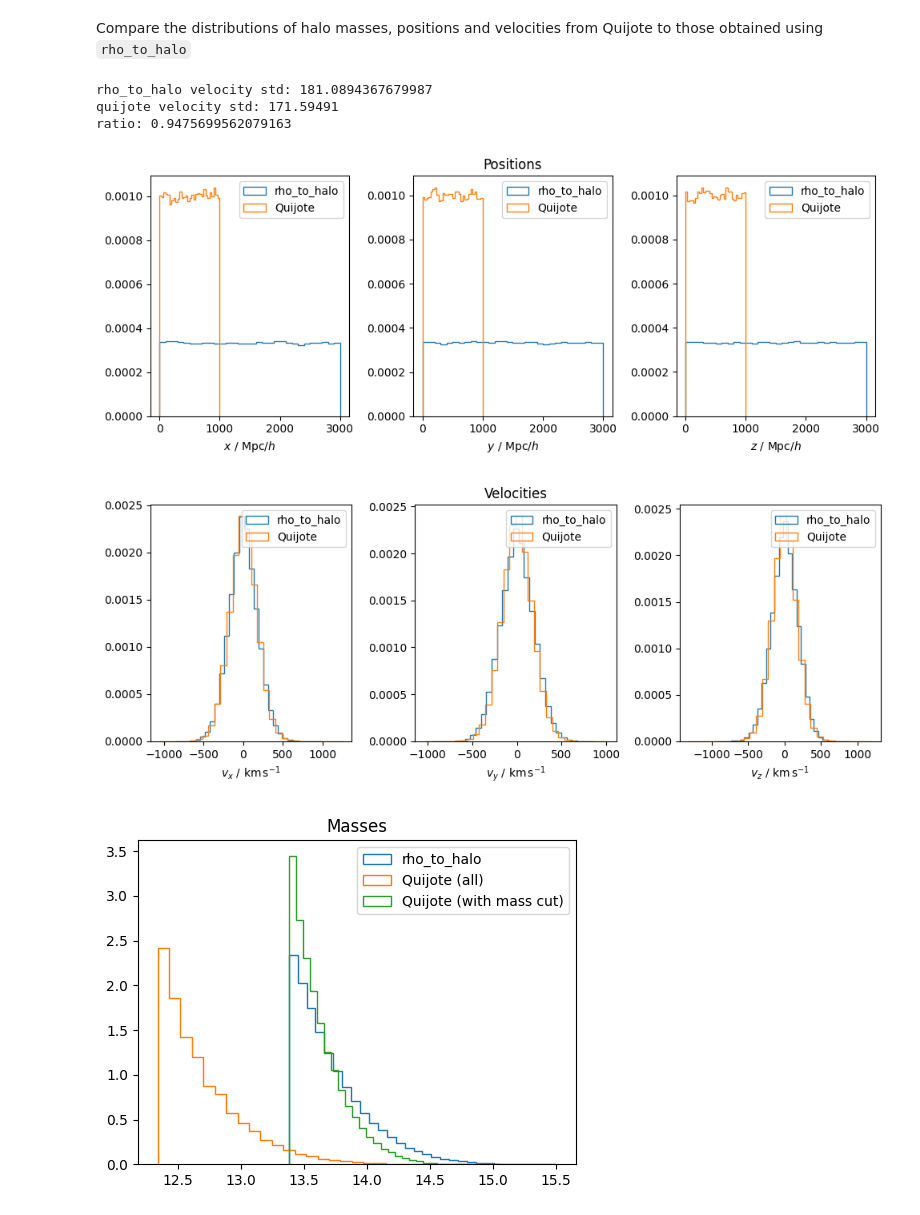
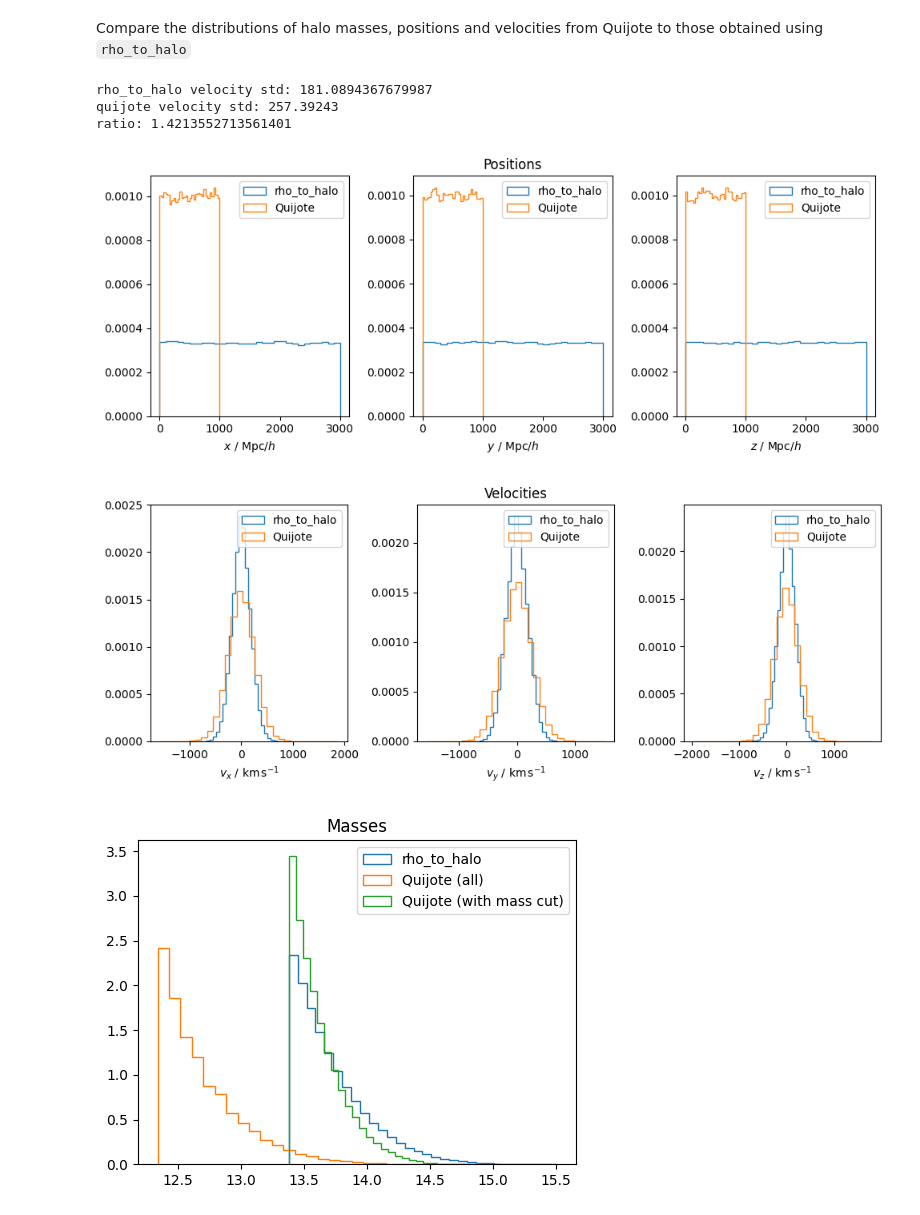
Before and after one commit to maho3/ltu-gobig, a Jupyter notebook: notebooks/preprocessing.ipynb, the cells around one changed output. Saved outputs shown, nothing was run; the diff lists cells and outputs as text; code cells hidden in the pictures.

Commit message:
Update notebook with updated (1+z)-corrected quijote velocities

```diff
--- a/notebooks/preprocessing.ipynb
+++ b/notebooks/preprocessing.ipynb
@@ -7,7 +7,7 @@ import matplotlib.pyplot as plt
 # %% [markdown]
 Compare the distributions of halo masses, positions and velocities from Quijote to those obtained using `rho_to_halo`
 # %%
-cmass_dir = '/home/mattho/git/ltu-cmass/data/pmwd/L3000-N384/3'
+cmass_dir = '/home/mattho/git/ltu-cmass/data/old/pmwd/L3000-N384/3'
 quijote_dir = '/data101/bartlett/quijote/Halos/latin_hypercube_HR/9/'
 
 hist_kwargs = {'density':True, 'histtype':'step', 'bins':30}
@@ -26,34 +26,34 @@ axs[1].set_title('Positions')
 fig.tight_layout()
 
 fig, axs = plt.subplots(1, 3, figsize=(10,4))
 v_cmass = np.load(pjoin(cmass_dir, 'halo_vel.npy'))
 v_quijote = np.load(pjoin(quijote_dir, 'halo_vel.npy'))
 for i in range(3):
     axs[i].hist(v_cmass[:,i], label='rho_to_halo', **hist_kwargs)
     axs[i].hist(v_quijote[:,i], label='Quijote', **hist_kwargs)
     axs[i].legend(loc='upper right')
 axs[0].set_xlabel(r'$v_x \ / \ {\rm km \, s^{-1}}$')
 axs[1].set_xlabel(r'$v_y \ / \ {\rm km \, s^{-1}}$')
 axs[2].set_xlabel(r'$v_z \ / \ {\rm km \, s^{-1}}$')
 axs[1].set_title('Velocities')
 fig.tight_layout()
 print('rho_to_halo velocity std:', v_cmass.std())
 print('quijote velocity std:', v_quijote.std())
 print('ratio:', v_quijote.std() / v_cmass.std())
 
 fig, ax = plt.subplots(1, 1, figsize=(5,4))
 m_cmass = np.load(pjoin(cmass_dir, 'halo_mass.npy'))
 m_quijote = np.load(pjoin(quijote_dir, 'halo_mass.npy'))
 ax.hist(m_cmass, label='rho_to_halo', **hist_kwargs)
 ax.hist(m_quijote, label='Quijote (all)', **hist_kwargs)
 ax.hist(m_quijote[m_quijote > m_cmass.min()], label='Quijote (with mass cut)', **hist_kwargs)
 ax.legend()
 ax.set_title('Masses')
 fig.tight_layout()
 # %% [output]
 rho_to_halo velocity std: 181.0894367679987
-quijote velocity std: 171.59491
-ratio: 0.9475699562079163
+quijote velocity std: 257.39243
+ratio: 1.4213552713561401
 [figure]
-[figure, old version]
+[figure, new version]
 [figure]
```
